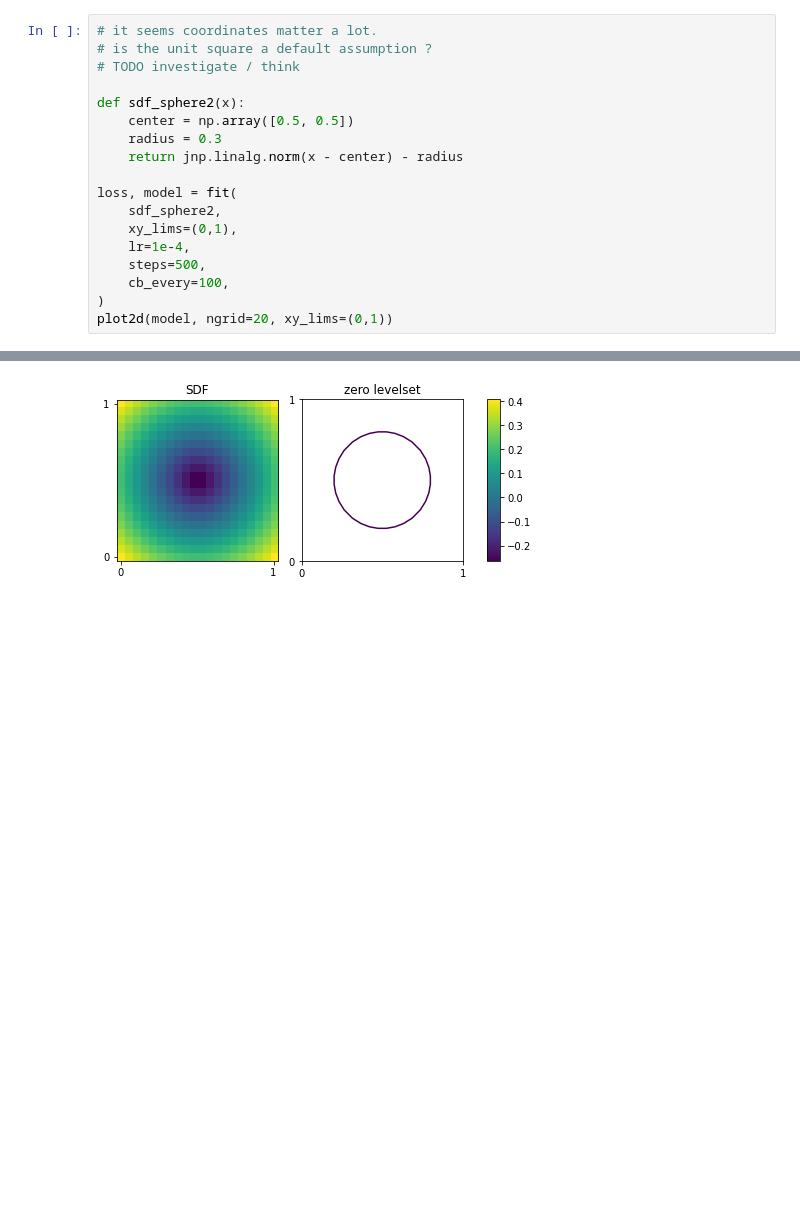
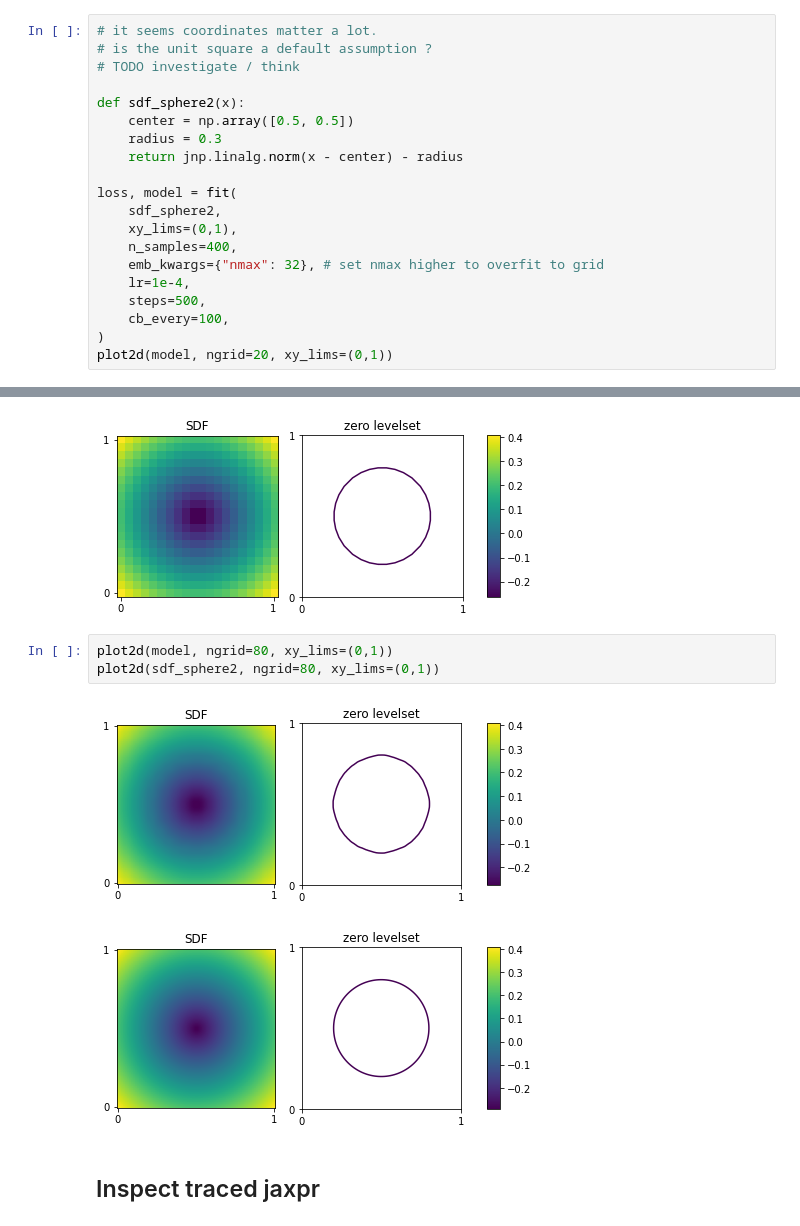
Before and after one commit to niklasschmitz/sdf_jax, a Jupyter notebook: hash_encoding.ipynb, the cells around one changed output, grey strips where cells are left out. Saved outputs shown, nothing was run; the diff lists cells and outputs as text; blank space fills up the shorter version.

```diff
--- a/hash_encoding.ipynb
+++ b/hash_encoding.ipynb
@@ -193,6 +203,8 @@ def sdf_sphere2(x):
 loss, model = fit(
     sdf_sphere2,
     xy_lims=(0,1),
+    n_samples=400,
+    emb_kwargs={"nmax": 32}, # set nmax higher to overfit to grid
     lr=1e-4,
     steps=500,
     cb_every=100,
@@ -209,3 +221,11 @@ plot2d(model, ngrid=20, xy_lims=(0,1))
 plot2d(sdf_sphere2, ngrid=20, xy_lims=(0,1))
 # %% [output]
 [figure]
+# %%
+plot2d(model, ngrid=80, xy_lims=(0,1))
+plot2d(sdf_sphere2, ngrid=80, xy_lims=(0,1))
+# %% [output]
+[figure, added]
+[figure, added]
+# %% [markdown]
+## Inspect traced jaxpr
```
Also changed, not shown: parts of 10 cells of this notebook, 1 other file.
